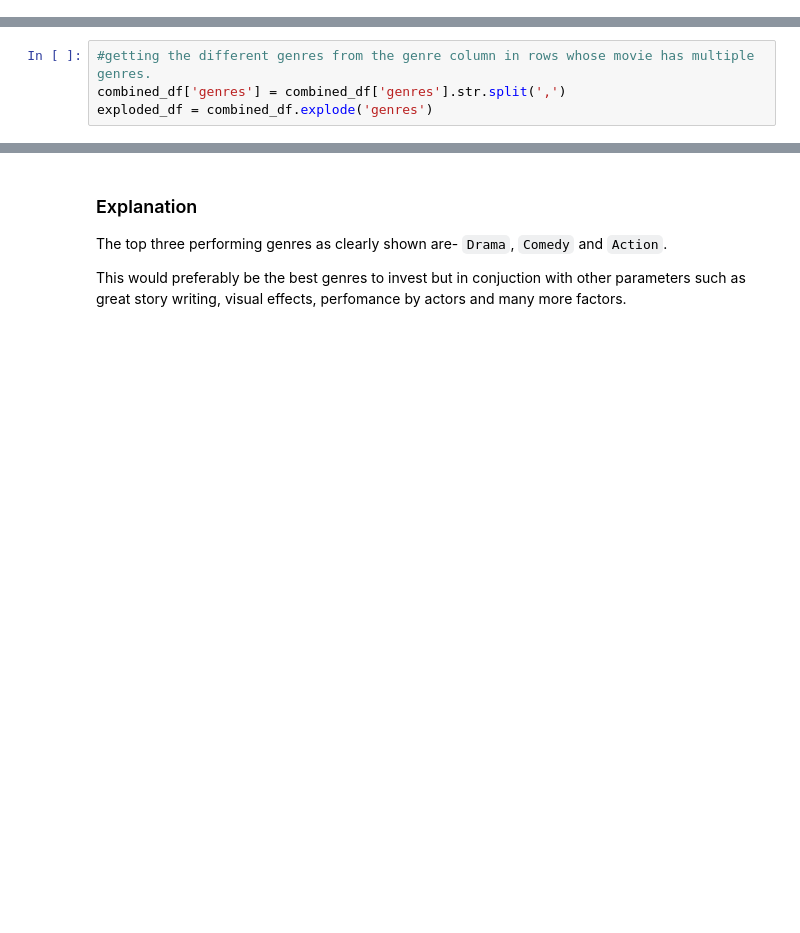
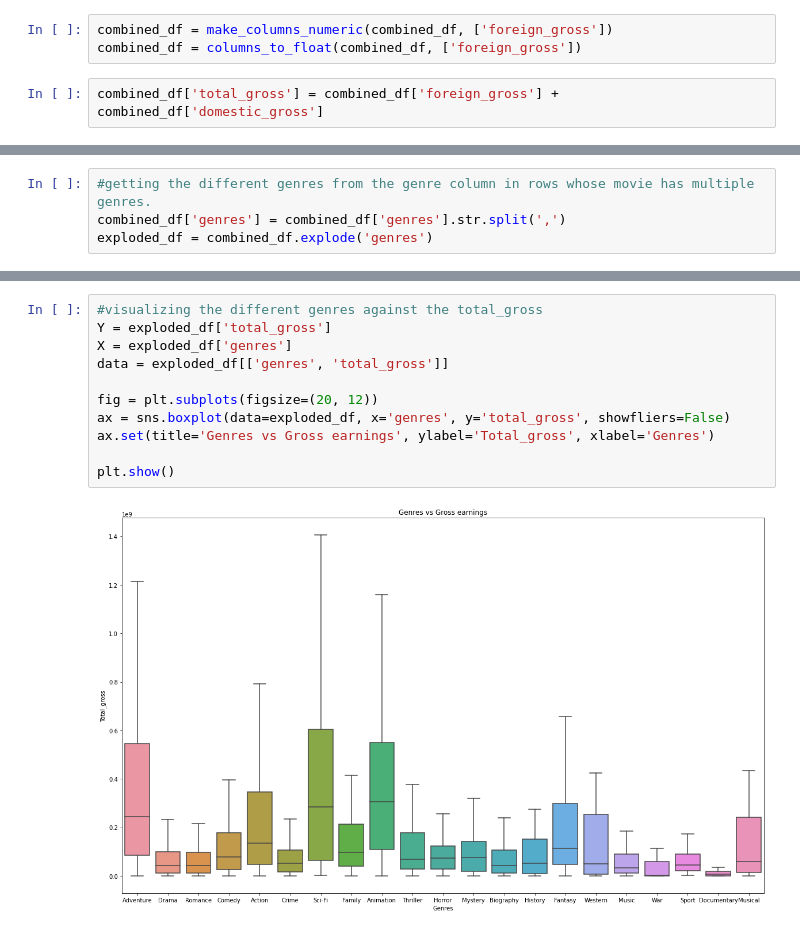
Before and after one commit to ENyawera/dsc-phase-1-project-movies, a Jupyter notebook: movies_data_analysis.ipynb, the cells around one changed output, grey strips where cells are left out. Cells and saved outputs as stored; diff of their text form; blank space fills up the shorter version.

Commit message:
Adding visualizations and summary

```diff
--- a/movies_data_analysis.ipynb
+++ b/movies_data_analysis.ipynb
@@ -261,3 +261,8 @@ budgets_df = make_columns_numeric(budgets_df, columns_to_strip)
 
 columns_to_make_floats = ['production_budget', 'worldwide_gross','domestic_gross']
 budgets_df = columns_to_float(budgets_df, columns_to_make_floats)
+# %%
+combined_df = make_columns_numeric(combined_df, ['foreign_gross'])
+combined_df = columns_to_float(combined_df, ['foreign_gross'])
+# %%
+combined_df['total_gross'] = combined_df['foreign_gross'] + combined_df['domestic_gross']
@@ -328,8 +336,16 @@ bar.set(title='Genres', ylabel='Proportion', xlabel='Genre')
 plt.show()
 # %% [output]
 [figure]
-# %% [markdown]
-### Explanation
-The top three performing genres as clearly shown are- `Drama`, `Comedy` and `Action`.
-
-This would preferably be the best genres to invest but in conjuction with other parameters such as great story writing, visual effects, perfomance by actors and many more factors.
+# %%
+#visualizing the different genres against the total_gross
+Y = exploded_df['total_gross']
+X = exploded_df['genres']
+data = exploded_df[['genres', 'total_gross']]
+
+fig = plt.subplots(figsize=(20, 12))
+ax = sns.boxplot(data=exploded_df, x='genres', y='total_gross', showfliers=False)
+ax.set(title='Genres vs Gross earnings', ylabel='Total_gross', xlabel='Genres')
+
+plt.show()
+# %% [output]
+[figure, added]
```
Also changed, not shown: parts of 25 cells of this notebook.
